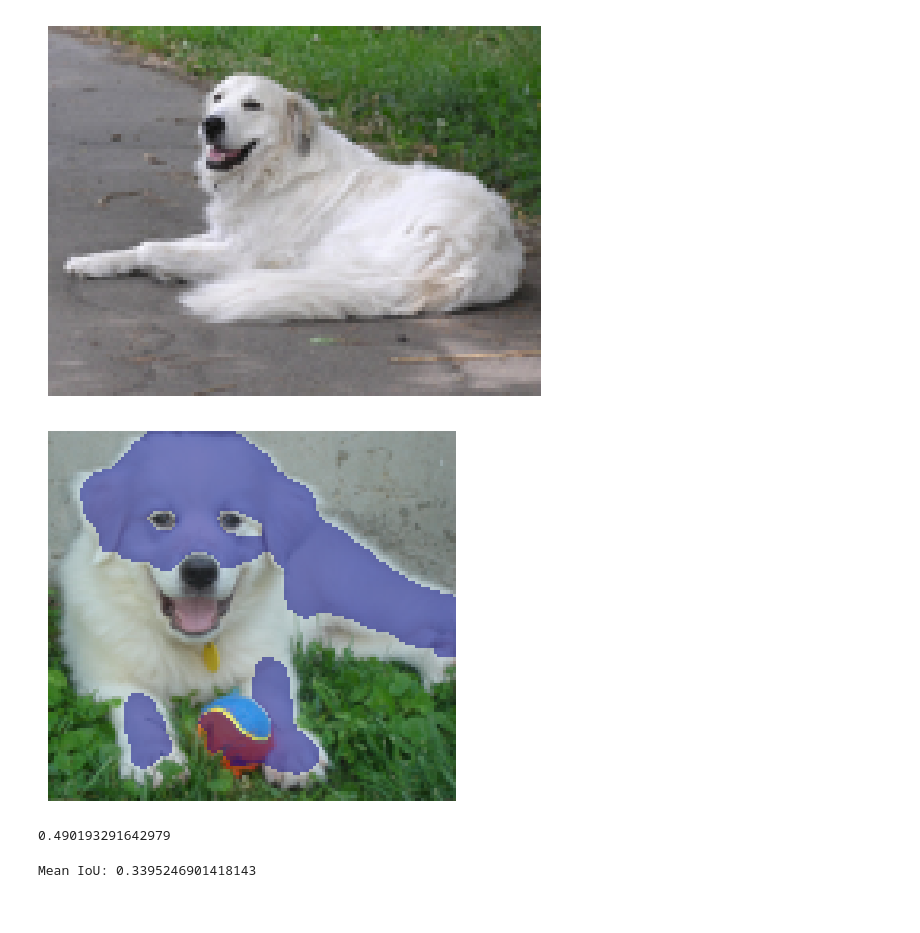
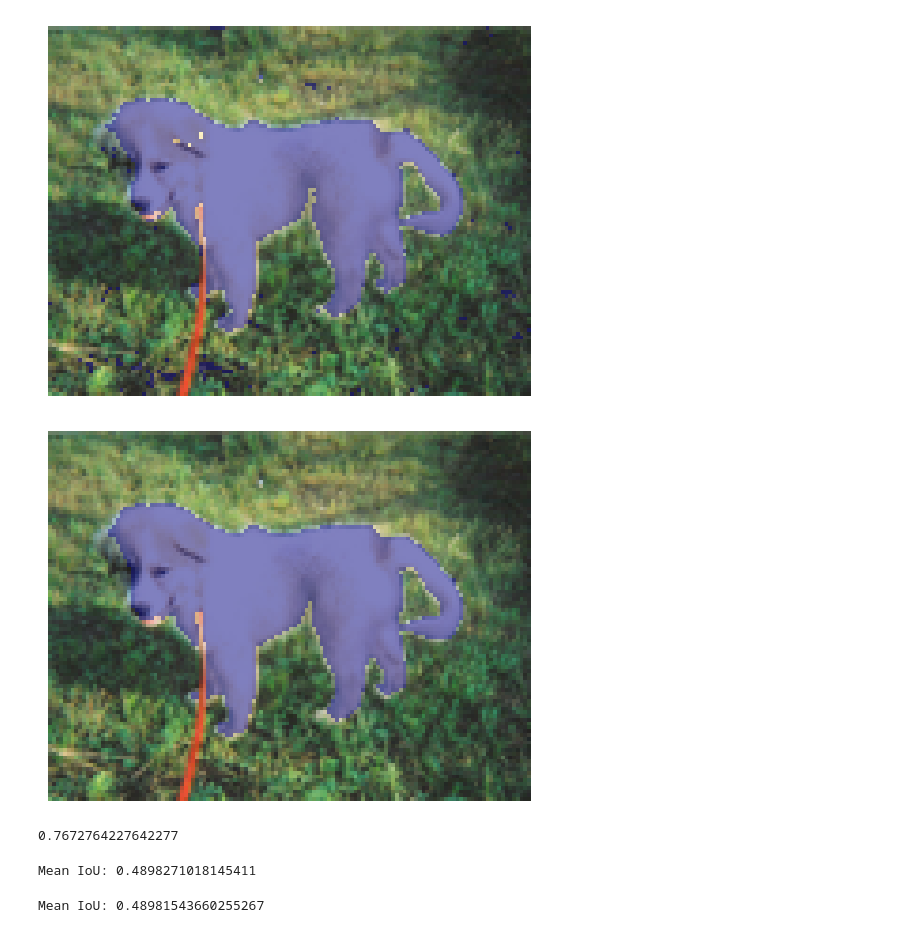
Before and after one commit to Hugo-dgn/GRM, a Jupyter notebook: segment_OxfordIIITPet.ipynb, the cells around one changed output. Cells and saved outputs as stored; diff of their text form; code cells hidden in the pictures.

Commit message:
stable segmentation

```diff
--- a/segment_OxfordIIITPet.ipynb
+++ b/segment_OxfordIIITPet.ipynb
@@ -125,6 +197,3 @@ class ColorsDensity(BaseEstimator, ClassifierMixin):
     def predict(self, X):
         probs = self.predict_proba(X)
         return np.argmax(probs, axis=1)
-# %%
-model = ColorsDensity()
-model.fit(colors, labels)
@@ -133,3 +200,8 @@ ColorsDensity()
 # %%
-model = LogisticRegression()
-model.fit(colors, labels)
+X_train, X_test, y_train, y_test = train_test_split(
+    features, labels, test_size=0.5, random_state=42, stratify=labels
+)
+
+scaler = StandardScaler()
+X_train = scaler.fit_transform(X_train)
+X_test = scaler.transform(X_test)
@@ -137,0 +208,3 @@ LogisticRegression()
+# %%
+model = LogisticRegression(max_iter=100, solver="newton-cholesky" )
+model.fit(X_train, y_train)
@@ -137,0 +213,3 @@ LogisticRegression()
+# %%
+model = ColorsDensity()
+model.fit(X_train, y_train)
@@ -138,32 +229,38 @@ LogisticRegression()
 # %%
-i = 0
+i = 5
 
-image, (mask, cat) = test_dataset[idx[i]]
-image, mask = preprocess(image, mask)
+image, (mask, cat) = test_dataset[idx_test[i]]
+image, feature_map, mask = preprocess(image, mask)
 
-plt.imshow(image)
-plt.axis('off')
-plt.show()
+H, W, C = feature_map.shape
+X_flat = feature_map.reshape(-1, C)
+if scaler is not None:
+    X_flat = scaler.transform(X_flat)
+
+probas = model.predict_proba(X_flat).reshape(H, W, -1)
+pred = probas.argmax(axis=2)
+
+plot_mask(image, pred)
 # %% [output]
-[figure, old version]
+[figure, new version]
 # %%
-i = 2
+i = 5
 max_iter = 50
 beta = 1
 sigma = 100
 
-image, (mask, cat) = test_dataset[idx[i]]
-image, mask = preprocess(image, mask)
+image, (mask, cat) = test_dataset[idx_test[i]]
+image, feature_map, mask = preprocess(image, mask)
 
-graph = utils.segmentation_graph_from_image(model, image, beta, sigma)
+graph = utils.segmentation_graph_from_image(model, feature_map, beta, sigma, scaler=scaler)
 marginals = inference.loopy_bp(graph, max_iter)
 m = utils.image_from_marginals(image, marginals)
 
 plot_mask(image, m)
 print(IoU(mask, m))
 # %% [output]
-[figure, old version]
+[figure, new version]
-0.490193291642979
+0.7672764227642277
 # %%
 from concurrent.futures import ProcessPoolExecutor, as_completed
 from tqdm import tqdm
@@ -187,5 +291,10 @@ def parallel_segmentation(idx, model, beta=1.0, sigma=100, max_iter=10, n_jobs=N
 # %%
-ious = parallel_segmentation(idx, model, beta, sigma, max_iter, n_jobs=16)
+ious = parallel_segmentation(idx_test, model, beta, sigma, max_iter, n_jobs=16)
 print("Mean IoU:", ious.mean())
 # %% [output]
-Mean IoU: 0.3395246901418143
+Mean IoU: 0.4898271018145411
+# %%
+ious = sequential_segmentation(idx_test, model, beta, sigma, max_iter)
+print("Mean IoU:", ious.mean())
+# %% [output]
+Mean IoU: 0.48981543660255267
```
Also changed, not shown: parts of 12 cells of this notebook, 2 other files.
